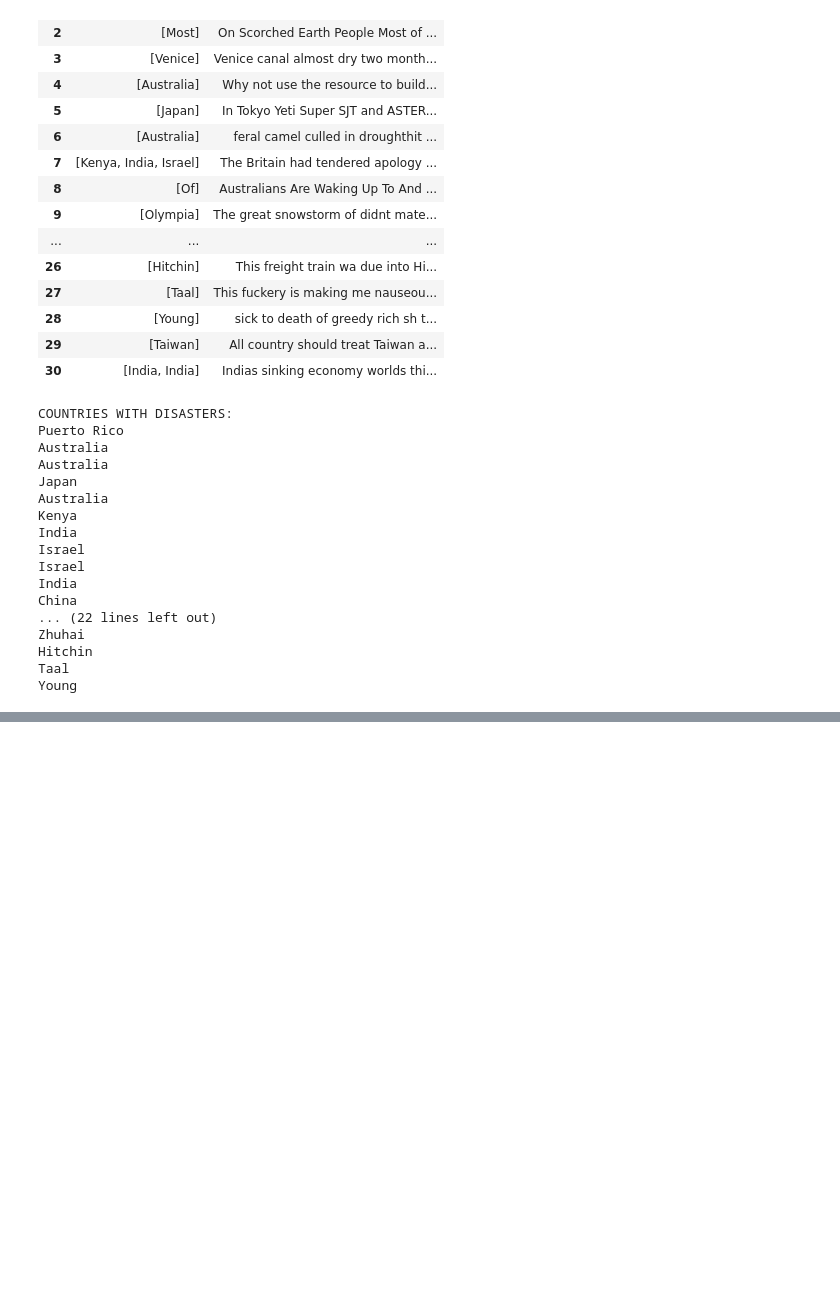
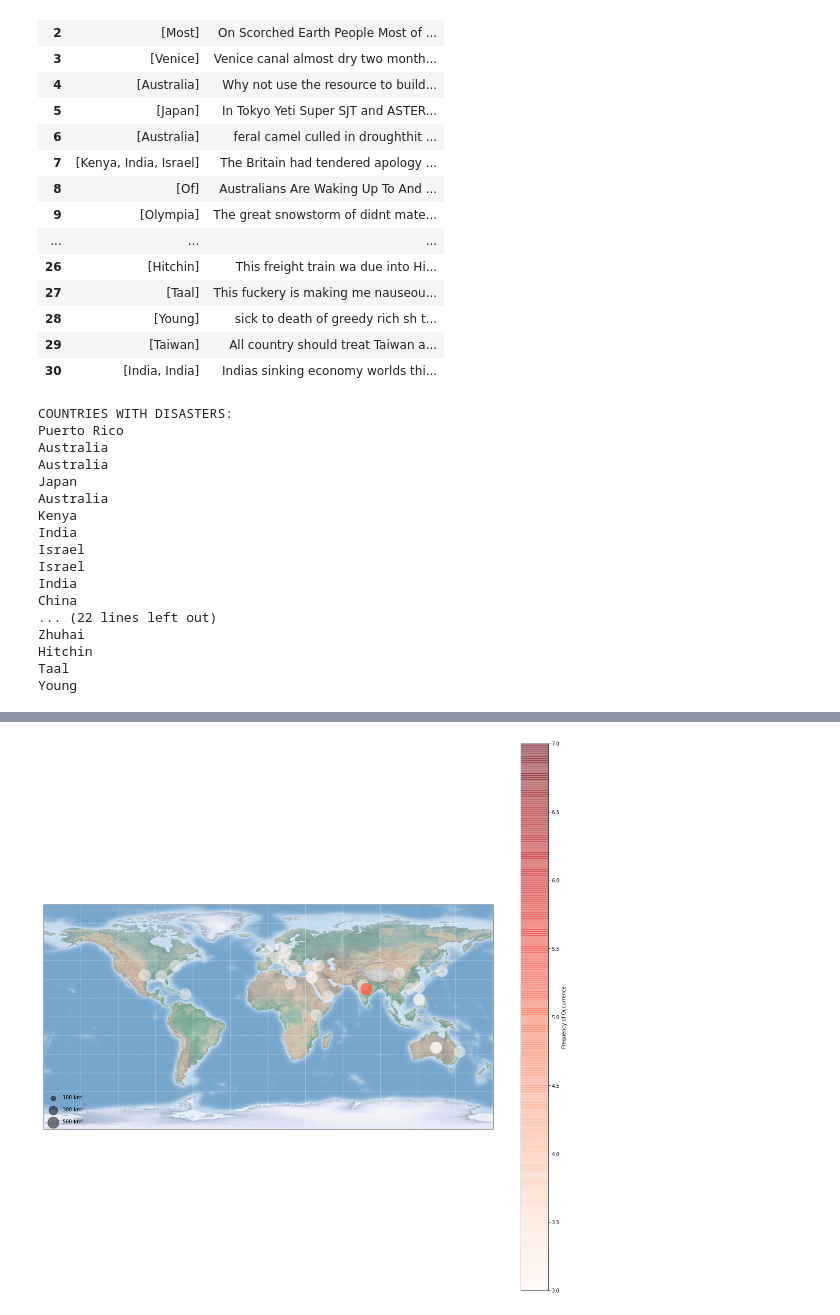
Before and after one commit to Vriksha-Srihari/CD-Project, a Jupyter notebook: Team13_BNB.ipynb, the cells around one changed output, grey strips where cells are left out. Cells and saved outputs as stored; diff of their text form; code cells hidden in the pictures; blank space fills up the shorter version.

```diff
--- a/Team13_BNB.ipynb
+++ b/Team13_BNB.ipynb
@@ -406,0 +470,44 @@ plt.show() #countries and cities together
+# %%
+from itertools import chain
+
+def draw_map(m, scale=0.2):
+    #draw a shaded-relief image
+    m.shadedrelief(scale=scale)
+
+    #lats and longs are returned as a dictionary
+    lats = m.drawparallels(np.linspace(-90, 90, 13))
+    lons = m.drawmeridians(np.linspace(-180, 180, 13))
+
+    #keys contain the plt.Line2D instances
+    lat_lines = chain(*(tup[1][0] for tup in lats.items()))
+    lon_lines = chain(*(tup[1][0] for tup in lons.items()))
+    all_lines = chain(lat_lines, lon_lines)
+
+    #cycle through these lines and set the desired style
+    for line in all_lines:
+        line.set(linestyle='-', alpha=0.3, color='w')
+# %%
+fig = plt.figure(figsize=(20, 20), edgecolor='w')
+m = Basemap(projection='cyl', resolution=None,
+            llcrnrlat=-90, urcrnrlat=90,
+            llcrnrlon=-180, urcrnrlon=180, )
+draw_map(m)
+
+#2. scatter city data, with color reflecting population
+#and size reflecting area
+m.scatter(df2['Longitude'].values, df2['Latitude'].values, latlon=True,
+          c = df2['Occurrence Count'].values, s = 500,
+          cmap = 'Reds', alpha = 0.5)
+
+#3. create colorbar and legend
+plt.colorbar(label=r'Frequency of Occurrence')
+plt.clim(3, 7)
+
+#make legend with dummy points
+for a in [100, 300, 500]:
+    plt.scatter([], [], c='k', alpha=0.5, s=a,
+                label=str(a) + ' km$^2$')
+plt.legend(scatterpoints=1, frameon=False,
+           labelspacing=1, loc='lower left');
+# %% [output]
+[figure, added]
```
Also changed, not shown: parts of 10 cells of this notebook.
